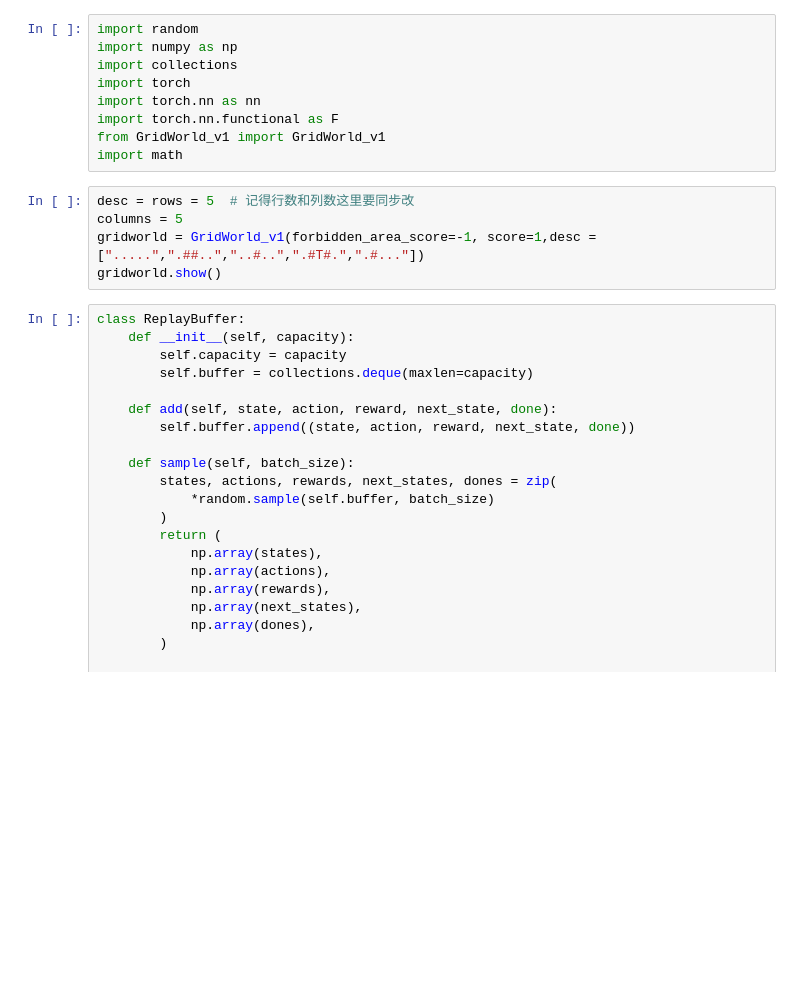
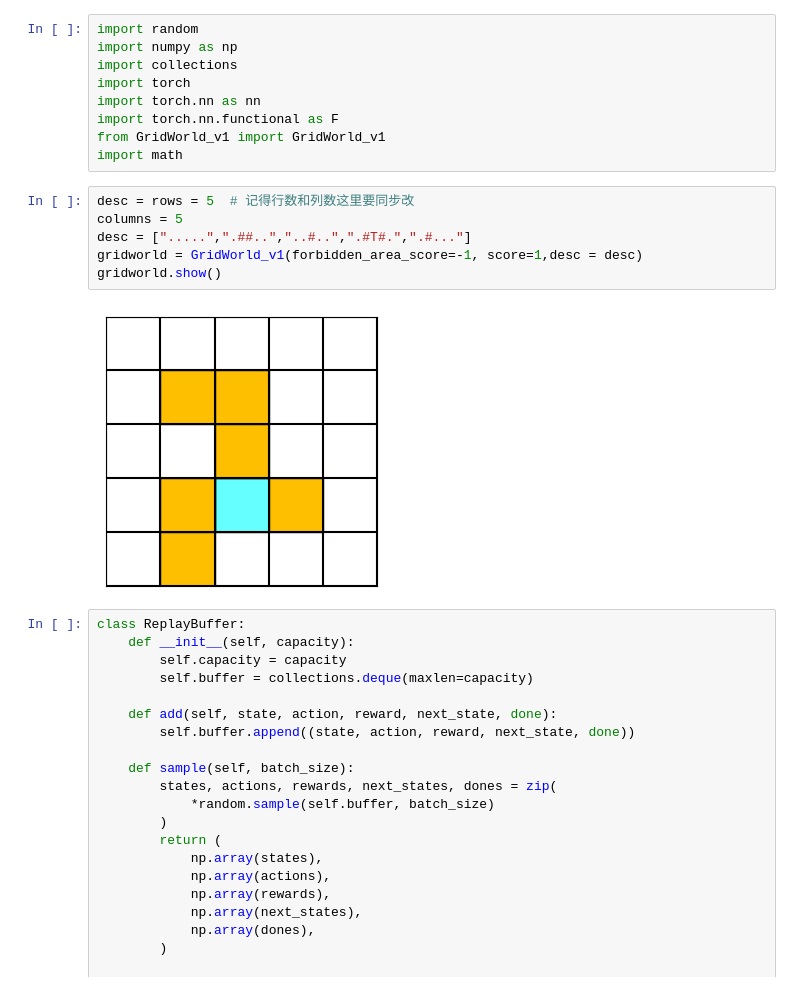
Before and after one commit to ziwenhahaha/Code-of-RL-Beginning, a Jupyter notebook: codes/8.4_DQN.ipynb, the cells around one changed output. Saved outputs shown, nothing was run; the diff lists cells and outputs as text; blank space fills up the shorter version.

```diff
--- a/codes/8.4_DQN.ipynb
+++ b/codes/8.4_DQN.ipynb
@@ -10,8 +10,11 @@ import math
 # %%
 desc = rows = 5  # 记得行数和列数这里要同步改
 columns = 5
-gridworld = GridWorld_v1(forbidden_area_score=-1, score=1,desc = [".....",".##..","..#..",".#T#.",".#..."])
+desc = [".....",".##..","..#..",".#T#.",".#..."]
+gridworld = GridWorld_v1(forbidden_area_score=-1, score=1,desc = desc)
 gridworld.show()
+# %% [output]
+[figure, added]
 # %%
 class ReplayBuffer:
     def __init__(self, capacity):
```
Also changed, not shown: parts of 7 cells of this notebook, 20 other files.
